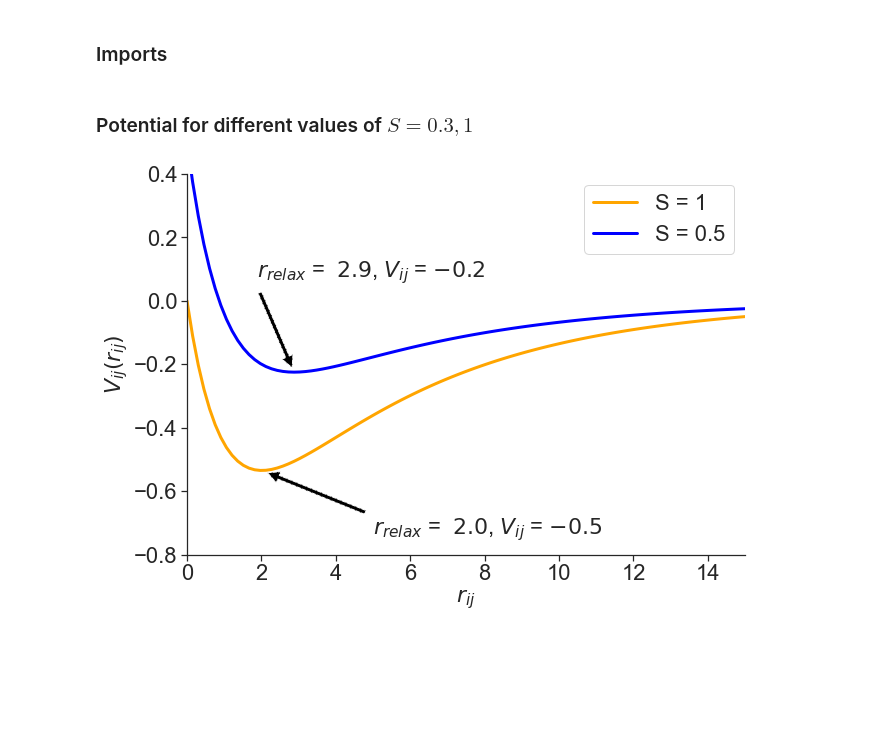
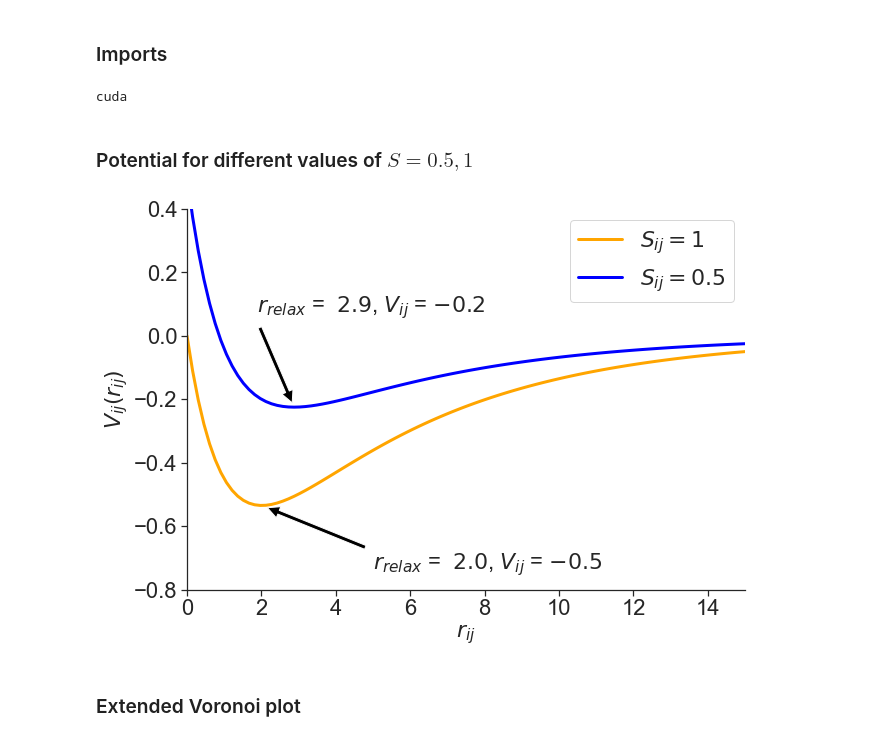
Before and after one commit to SebastianUtecht/Thesis, a Jupyter notebook: NewKidneyGen/make_plots_thesis.ipynb, the cells around one changed output. Saved outputs shown, nothing was run; the diff lists cells and outputs as text; code cells hidden in the pictures; blank space fills up the shorter version.

```diff
--- a/NewKidneyGen/make_plots_thesis.ipynb
+++ b/NewKidneyGen/make_plots_thesis.ipynb
@@ -5,55 +5,83 @@ import numpy as np
 import matplotlib.pyplot as plt
 import seaborn as sns
 import matplotlib as mpl
+import matplotlib.patches as patches
+import os
+import string
+from Metrics import get_num_clusters
+from matplotlib.colors import ListedColormap
+# from generate_imgs import vispy_export_png
+
+# To allow pytorch and plt to co-exist
+os.environ["KMP_DUPLICATE_LIB_OK"]="TRUE"
 fontsize = 22
 
 custom_params = {"axes.spines.right": False, "axes.spines.top": False,
                   "axes.labelsize": fontsize, "xtick.labelsize": fontsize,"ytick.labelsize": fontsize,
                   "legend.fontsize": fontsize, "legend.title_fontsize": fontsize,
                 "lines.linewidth": 3, "figure.figsize": (10, 8),}
+
 sns.set_theme(style="ticks", rc=custom_params)
 
 
 def save_fig(fig, name, folder):
-    fig.savefig(folder + name + ".svg", bbox_inches="tight", format='svg')
 
-main_folder = "../Thesis Figures/"
+    if not folder.endswith("/"):
+        folder += "/"
+
+    if not name.endswith(".pdf"):
+        name += ".pdf"
+
+    try:
+      os.mkdir(folder)
+      print('Note: Made new folder')
+    except:
+        pass
+
+    fig.savefig(folder + name, bbox_inches="tight", format='pdf')
+
+main_folder     = "../../Thesis_TeX/Figures/"
+incomp_folder   = "../../Thesis_TeX/Figures_incomplete/"
+# %% [output]
+cuda
 # %% [markdown]
-### Potential for different values of $S = 0.3 , 1$
+### Potential for different values of $S = 0.5 , 1$
 # %%
 def pot(x, S, b = 5):
     return np.exp(-x) - S*np.exp(-x/5)
 
 def pot_min(S, b = 5):
     return ( b * np.log(b/S) / (b - 1) )
 
 min_05 = pot_min(0.5)
 min_1 = pot_min(1)
 min05_val = pot(min_05, 0.5)
 min1_val = pot(min_1, 1)
 
 
 fig, ax = plt.subplots(figsize=(10, 7))
 x_plot = np.linspace(0, 15, 100)
 
-plt.plot(x_plot, pot(x_plot, 1), label='S = 1', c='orange')
-plt.plot(x_plot, pot(x_plot, 0.5), label='S = 0.5', c='blue')
+plt.plot(x_plot, pot(x_plot, 1), label='$S_{ij} = 1$', c='orange')
+plt.plot(x_plot, pot(x_plot, 0.5), label='$S_{ij} = 0.5$', c='blue')
 # plt.vlines(min_05, -0.7, min05_val, linestyle='dashed', color='blue')
 #make dashed arrow
 plt.annotate(f'$r_{{relax}}$ =  ${min_05:.1f}$, $V_{{ij}}$ = ${min05_val:.1f}$', xy=(min_05, min05_val), xytext=(min_05 - 1, min05_val + 0.3),
-             arrowprops=dict(facecolor='black', shrink=0.05, linestyle='dashed'), fontsize=fontsize)
+             arrowprops=dict(facecolor='black', shrink=0.05), fontsize=fontsize)
 # plt.vlines(min_1, -0.7, min1_val, linestyle='dashed', color='orange')
 plt.annotate(f'$r_{{relax}}$ =  ${min_1:.1f}$, $V_{{ij}}$ = ${min1_val:.1f}$', xy=(min_1, min1_val), xytext=(min_1 + 3, min1_val-0.2),
-             arrowprops=dict(facecolor='black', shrink=0.05, linestyle='dashed'), fontsize=fontsize)
+             arrowprops=dict(facecolor='black', shrink=0.05), fontsize=fontsize)
 plt.ylim(-0.8, 0.4)
 plt.xlim(0, 15)
 plt.xlabel('$r_{ij}$')
 plt.ylabel('$V_{ij}(r_{ij})$')
 plt.legend()
 plt.show()
 
 folder = main_folder + "Results/"
 
 save_fig(fig, "pref_adh_pot", folder)
 # %% [output]
-[figure, old version]
+[figure, new version]
+# %% [markdown]
+### Extended Voronoi plot
```
Also changed, not shown: parts of 15 cells of this notebook, 6 other files.
